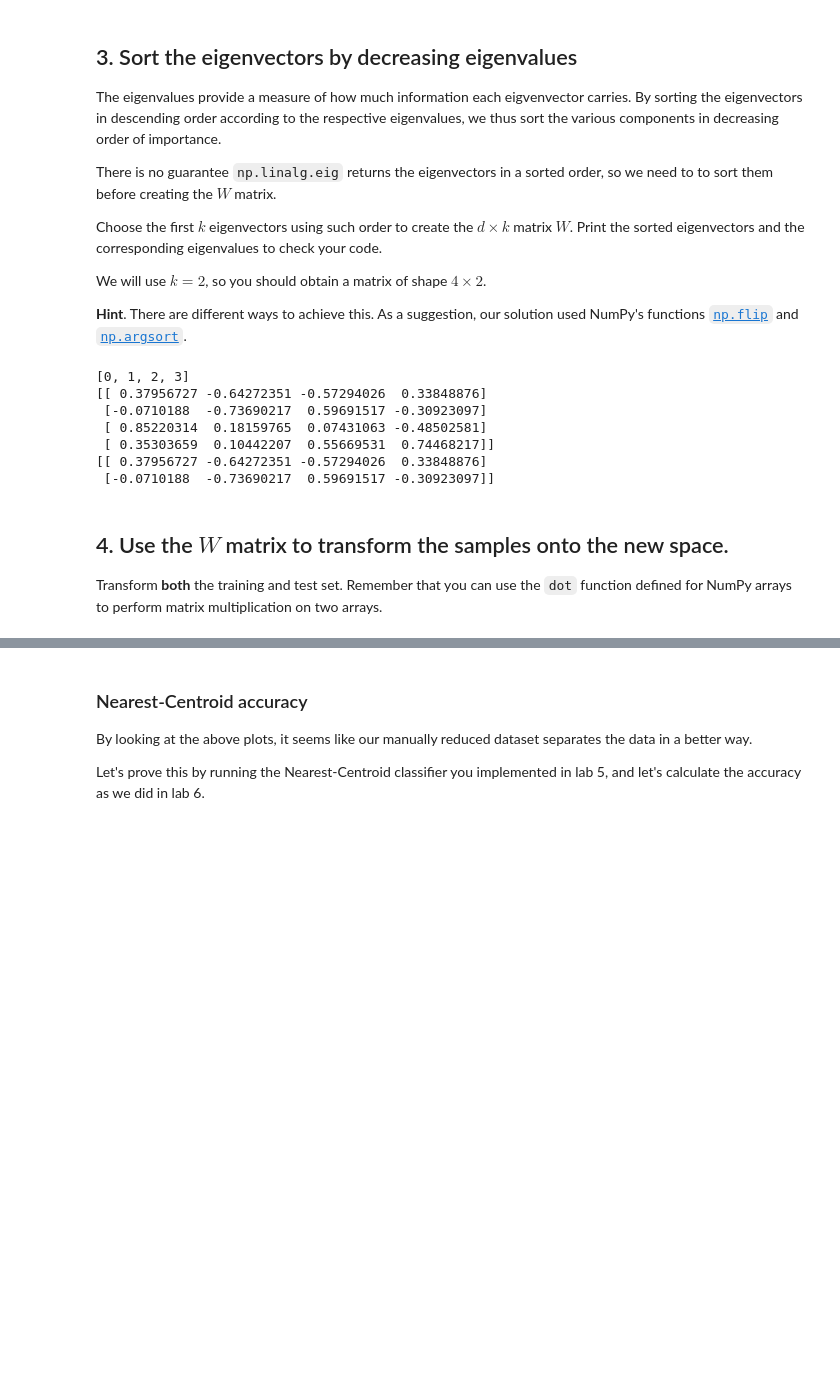
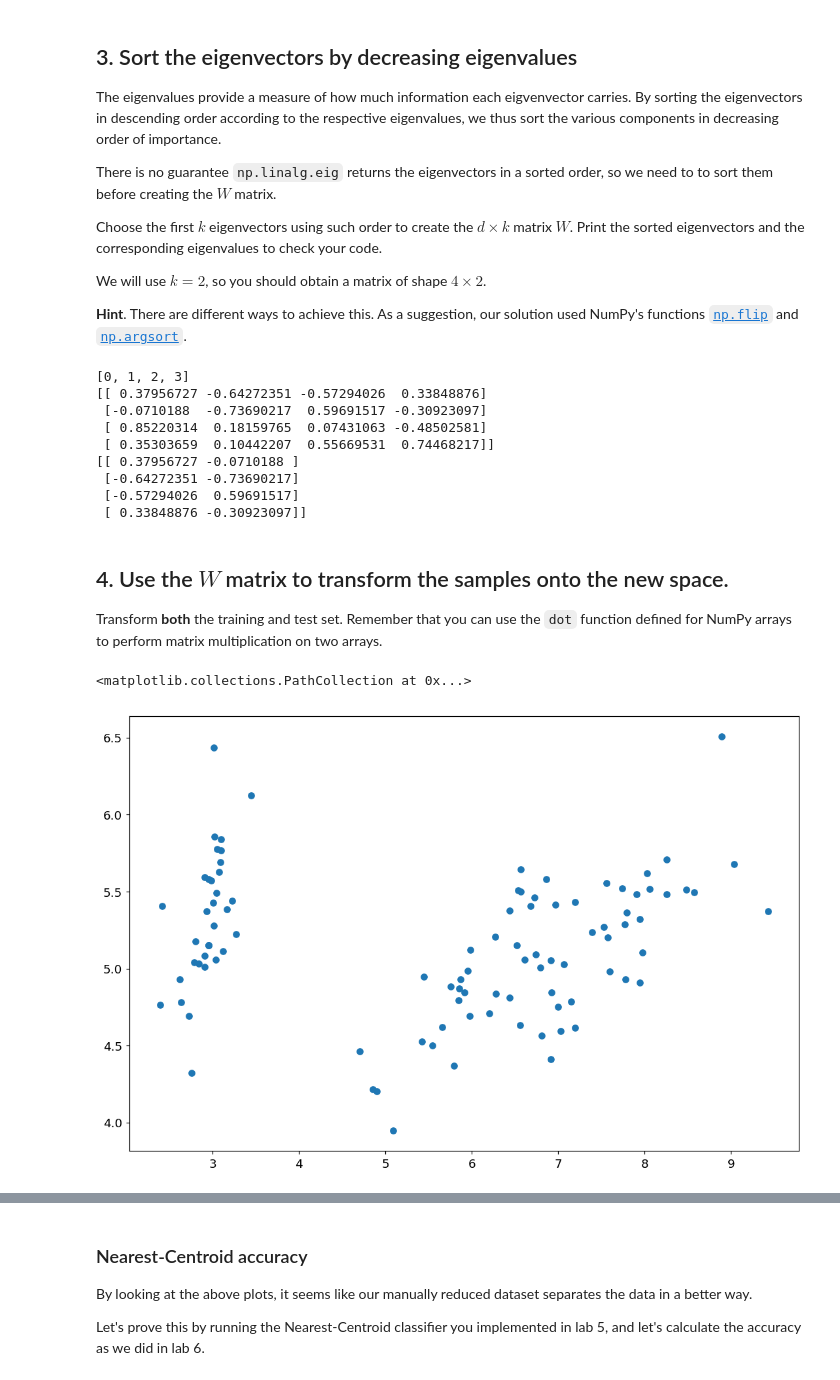
Before and after one commit to Rakin-Chowdhury/SPSCW2, a Jupyter notebook: lab_7/labsheets7.ipynb, the cells around one changed output, grey strips where cells are left out. Cells and saved outputs as stored; diff of their text form; code cells hidden in the pictures; blank space fills up the shorter version.

```diff
--- a/lab_7/labsheets7.ipynb
+++ b/lab_7/labsheets7.ipynb
@@ -121,16 +121,20 @@ for x in range(np.size(eiVal)):
 #print(eiVecIm)
 
 
-eiVecK = np.array([eiVecIm[0], eiVecIm[1]])
-#print(eiVecK)
+w = np.array([eiVecIm[0], eiVecIm[1]])
+#w1 = w.transpose()
+print(eiVec)
+print(w1)
 # %% [output]
 [0, 1, 2, 3]
 [[ 0.37956727 -0.64272351 -0.57294026  0.33848876]
  [-0.0710188  -0.73690217  0.59691517 -0.30923097]
  [ 0.85220314  0.18159765  0.07431063 -0.48502581]
  [ 0.35303659  0.10442207  0.55669531  0.74468217]]
-[[ 0.37956727 -0.64272351 -0.57294026  0.33848876]
- [-0.0710188  -0.73690217  0.59691517 -0.30923097]]
+[[ 0.37956727 -0.0710188 ]
+ [-0.64272351 -0.73690217]
+ [-0.57294026  0.59691517]
+ [ 0.33848876 -0.30923097]]
 # %% [markdown]
 ## 4. Use the $W$ matrix to transform the samples onto the new space.
 
@@ -140,3 +142,15 @@ Transform __both__ the training and test set. Remember that you can use the `dot
+# %%
+#print(train_set)
+#w1 = w.transpose
+#print(w)
+Trans = np.dot(train_set, eiVec)
+#Trans2 = np.dot(Trans, train_set)
+
+#print(Trans)
+plt.scatter(Trans[:,0], -Trans[:,1])
+# %% [output]
+<matplotlib.collections.PathCollection at 0x...>
+[figure, added]
 # %% [markdown]
 ## 5. Use SciPy's PCA
 
```
Also changed, not shown: parts of 3 cells of this notebook.
